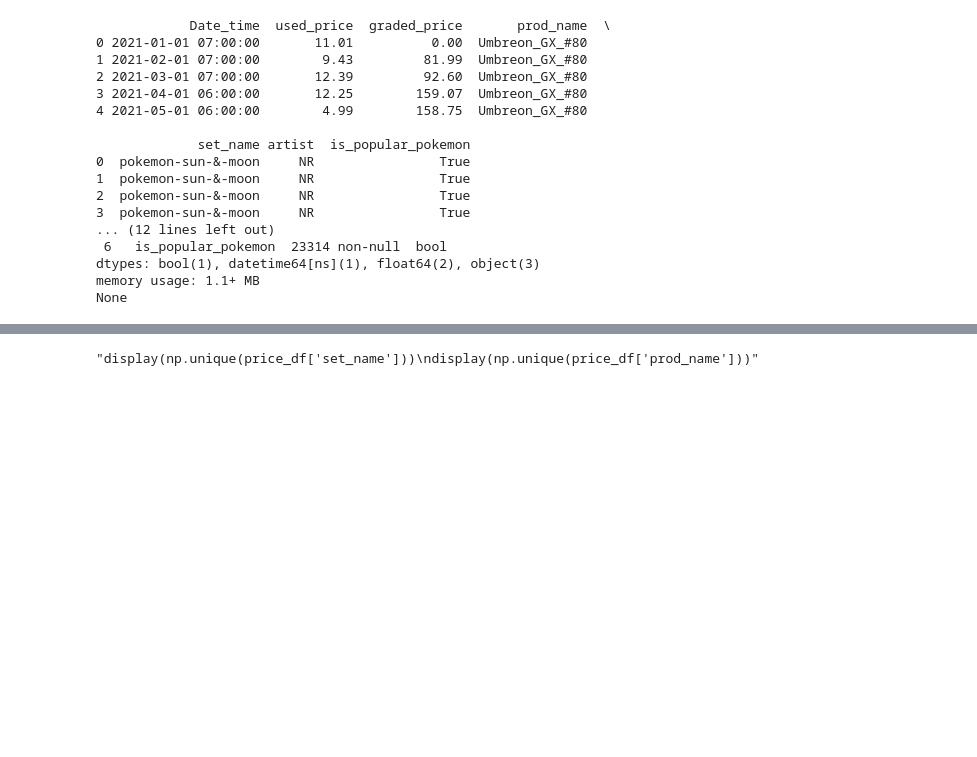
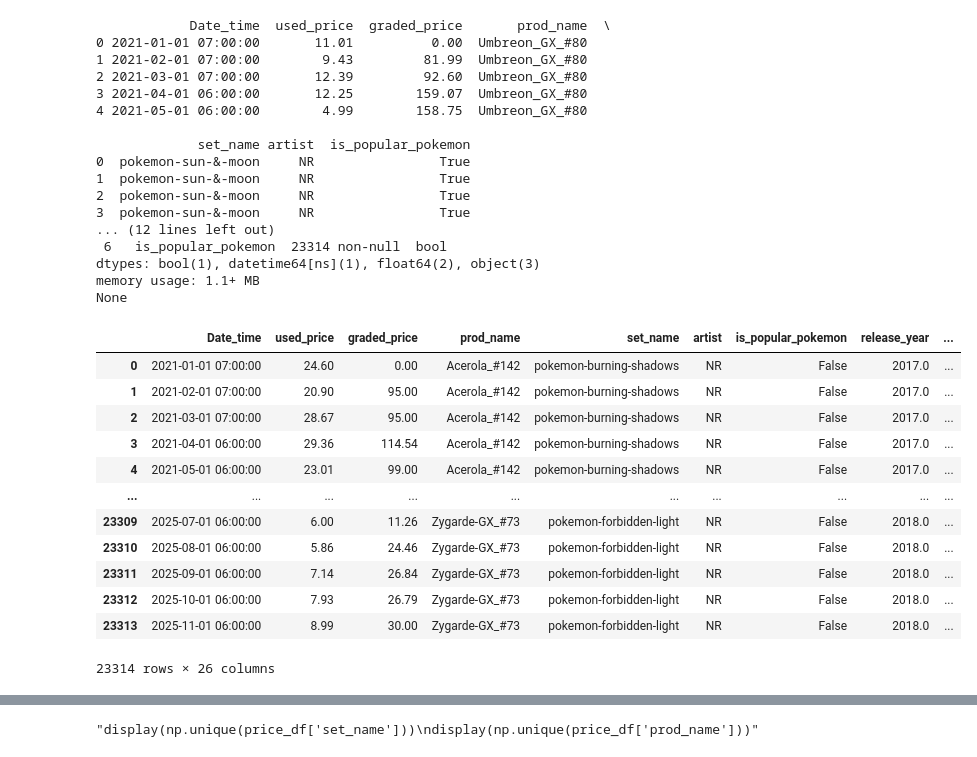
Before and after one commit to nicholaspfeil/PokemonPredictor_A_Nicholas_and_Dominic_Production, a Jupyter notebook: Pokemon_Predictor.ipynb, the cells around one changed output, grey strips where cells are left out. Drawn from its saved outputs; the diff is of its cells as text; code cells hidden in the pictures; blank space fills up the shorter version.

```diff
--- a/Pokemon_Predictor.ipynb
+++ b/Pokemon_Predictor.ipynb
@@ -288,3 +281,19 @@ price_df2["age_years"] = (price_df2["observation_year"] - price_df2["release_yea
 dtypes: bool(1), datetime64[ns](1), float64(2), object(3)
 memory usage: 1.1+ MB
 None
+# %%
+price_df2
+# %% [output]
+|  | Date_time | used_price | graded_price | prod_name | set_name | artist | is_popular_pokemon | release_year | ... |
+| 0 | 2021-01-01 07:00:00 | 24.60 | 0.00 | Acerola_#142 | pokemon-burning-shadows | NR | False | 2017.0 | ... |
+| 1 | 2021-02-01 07:00:00 | 20.90 | 95.00 | Acerola_#142 | pokemon-burning-shadows | NR | False | 2017.0 | ... |
+| 2 | 2021-03-01 07:00:00 | 28.67 | 95.00 | Acerola_#142 | pokemon-burning-shadows | NR | False | 2017.0 | ... |
+| 3 | 2021-04-01 06:00:00 | 29.36 | 114.54 | Acerola_#142 | pokemon-burning-shadows | NR | False | 2017.0 | ... |
+| 4 | 2021-05-01 06:00:00 | 23.01 | 99.00 | Acerola_#142 | pokemon-burning-shadows | NR | False | 2017.0 | ... |
+| ... | ... | ... | ... | ... | ... | ... | ... | ... | ... |
+| 23309 | 2025-07-01 06:00:00 | 6.00 | 11.26 | Zygarde-GX_#73 | pokemon-forbidden-light | NR | False | 2018.0 | ... |
+| 23310 | 2025-08-01 06:00:00 | 5.86 | 24.46 | Zygarde-GX_#73 | pokemon-forbidden-light | NR | False | 2018.0 | ... |
+| 23311 | 2025-09-01 06:00:00 | 7.14 | 26.84 | Zygarde-GX_#73 | pokemon-forbidden-light | NR | False | 2018.0 | ... |
+| 23312 | 2025-10-01 06:00:00 | 7.93 | 26.79 | Zygarde-GX_#73 | pokemon-forbidden-light | NR | False | 2018.0 | ... |
+| 23313 | 2025-11-01 06:00:00 | 8.99 | 30.00 | Zygarde-GX_#73 | pokemon-forbidden-light | NR | False | 2018.0 | ... |
+23314 rows × 26 columns
```
Also changed, not shown: parts of 15 cells of this notebook.
